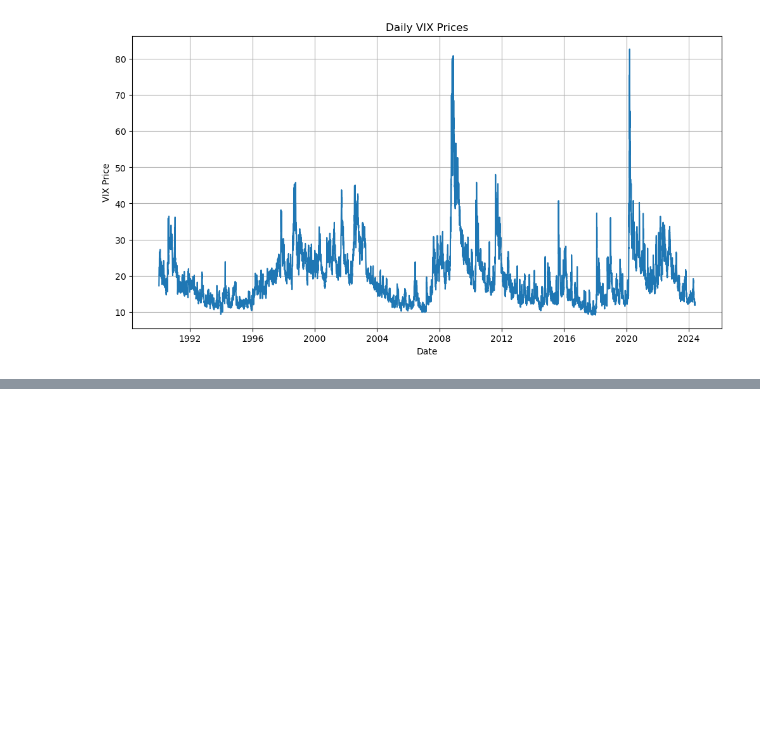
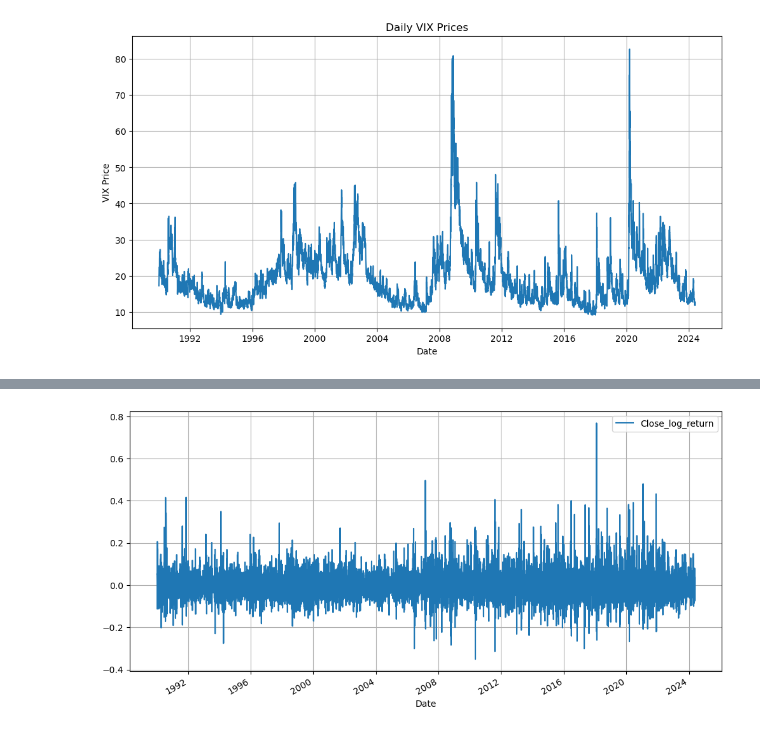
Before and after one commit to arnavc07/time_series_analysis, a Jupyter notebook: ts_playground.ipynb, the cells around one changed output, grey strips where cells are left out. Drawn from its saved outputs; the diff is of its cells as text; code cells hidden in the pictures; blank space fills up the shorter version.

```diff
--- a/ts_playground.ipynb
+++ b/ts_playground.ipynb
@@ -20,4 +32,6 @@ start = pd.Timestamp("1970-01-01 00:00:00", tz="America/Chicago").tz_convert("UT
 end = pd.Timestamp.now(tz="America/Chicago").tz_convert("UTC")
 
 vix_df = get_vix_closing_prices(start, end)
+# %%
+ts_api = TimeSeriesApi(df=vix_df)
 # %%
@@ -65,0 +104,4 @@ plt.show()
+# %%
+ts_api.plot(col_names=['Close_log_return'], figsize=(12, 6), grid=True)
+# %% [output]
+[figure, added]
```
Also changed, not shown: parts of 42 cells of this notebook.
